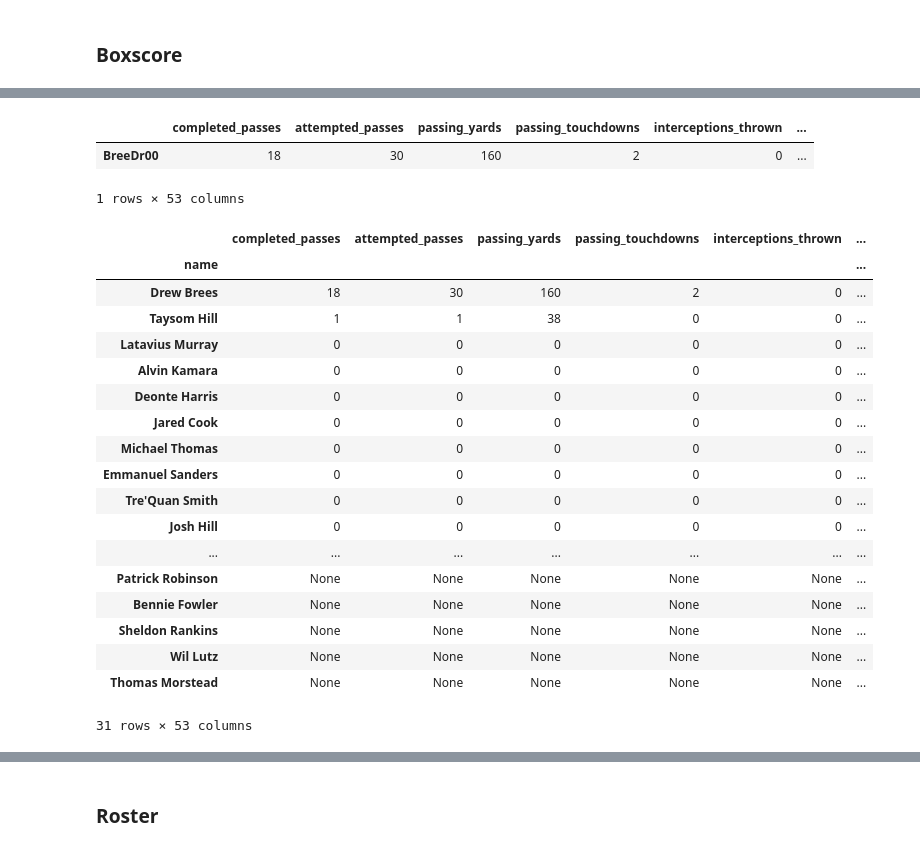
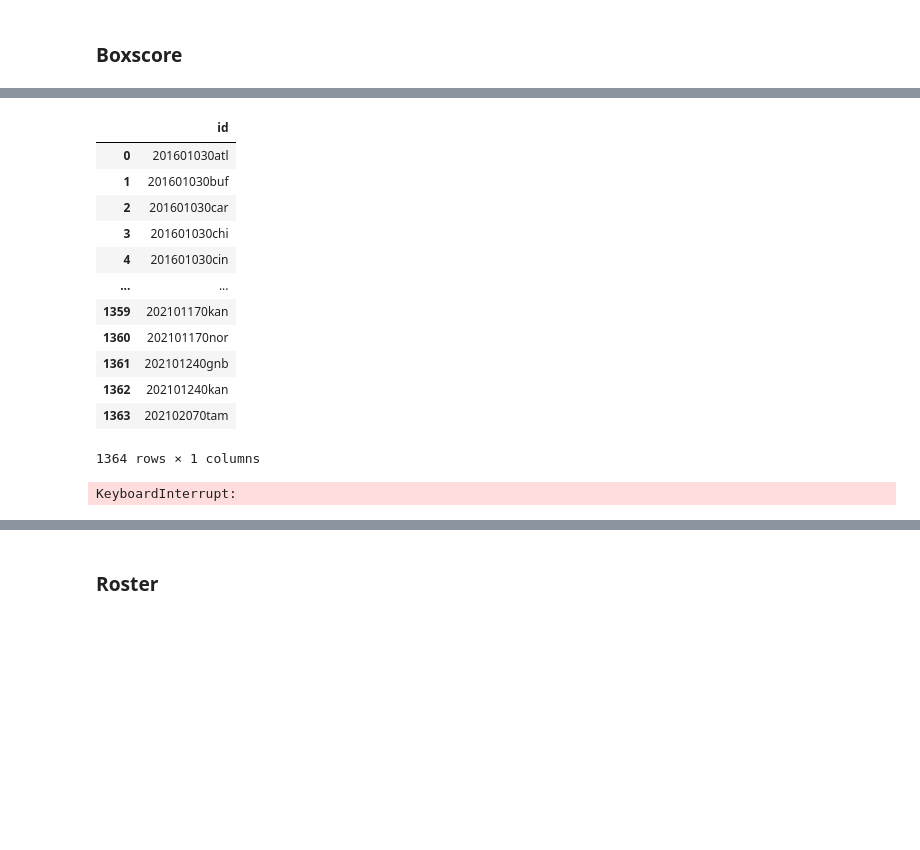
Before and after one commit to WillRobinson152/NFL_Analysis, a Jupyter notebook: 1.GetData.ipynb, the cells around one changed output, grey strips where cells are left out. Saved outputs shown, nothing was run; the diff lists cells and outputs as text; code cells hidden in the pictures; blank space fills up the shorter version.

```diff
--- a/1.GetData.ipynb
+++ b/1.GetData.ipynb
@@ -108,33 +225,46 @@ Index(['attendance', 'away_first_downs', 'away_fourth_down_attempts',
+# %%
+#List of boxscore ids
+
+games = pd.read_csv('D:/Data/game_ids.csv', index_col=0)
+games['year'] = [int(x[:4]) for x in games.id]
+games = games[games.year >= 2016]
+games.reset_index(inplace=True, drop=True)
+games.drop(columns=['year'], inplace=True)
+games
+# %% [output]
+|  | id |
+| 0 | 201601030atl |
+| 1 | 201601030buf |
+| 2 | 201601030car |
+| 3 | 201601030chi |
+| 4 | 201601030cin |
+| ... | ... |
+| 1359 | 202101170kan |
+| 1360 | 202101170nor |
+| 1361 | 202101240gnb |
+| 1362 | 202101240kan |
+| 1363 | 202102070tam |
+1364 rows × 1 columns
 # %%
-game_data.home_players[0].dataframe
+from sportsreference.nfl.boxscore import Boxscore
+
+players = pd.DataFrame()
+
+for game in games.id:
+    game_data = Boxscore(game)
+    away = game_data.away_players
+    home = game_data.home_players
+
+    for player in away:
+        p = player.dataframe
+        p['id'] = game
+        players = players.append(p)
+    for player in home:
+        p = player.dataframe
+        p['id'] = game
+        players = players.append(p)
+
+
+players.tail()
 # %% [output]
-|  | completed_passes | attempted_passes | passing_yards | passing_touchdowns | interceptions_thrown | ... |
-| BreeDr00 | 18 | 30 | 160 | 2 | 0 | ... |
-1 rows × 53 columns
+KeyboardInterrupt:
-# %%
-home_df = game_data.home_players[0].dataframe
-for player in game_data.home_players[1:]:
-    home_df = pd.concat([home_df, player.dataframe], axis = 0)
-home_df['name'] = [x.name for x in game_data.home_players]
-home_df.set_index('name', inplace = True)
-home_df
-# %% [output]
-|  | completed_passes | attempted_passes | passing_yards | passing_touchdowns | interceptions_thrown | ... |
-| name |  |  |  |  |  | ... |
-| Drew Brees | 18 | 30 | 160 | 2 | 0 | ... |
-| Taysom Hill | 1 | 1 | 38 | 0 | 0 | ... |
-| Latavius Murray | 0 | 0 | 0 | 0 | 0 | ... |
-| Alvin Kamara | 0 | 0 | 0 | 0 | 0 | ... |
-| Deonte Harris | 0 | 0 | 0 | 0 | 0 | ... |
-| Jared Cook | 0 | 0 | 0 | 0 | 0 | ... |
-| Michael Thomas | 0 | 0 | 0 | 0 | 0 | ... |
-| Emmanuel Sanders | 0 | 0 | 0 | 0 | 0 | ... |
-| Tre'Quan Smith | 0 | 0 | 0 | 0 | 0 | ... |
-| Josh Hill | 0 | 0 | 0 | 0 | 0 | ... |
-| ... | ... | ... | ... | ... | ... | ... |
-| Patrick Robinson | None | None | None | None | None | ... |
-| Bennie Fowler | None | None | None | None | None | ... |
-| Sheldon Rankins | None | None | None | None | None | ... |
-| Wil Lutz | None | None | None | None | None | ... |
-| Thomas Morstead | None | None | None | None | None | ... |
-31 rows × 53 columns
```
Also changed, not shown: parts of 27 cells of this notebook.
